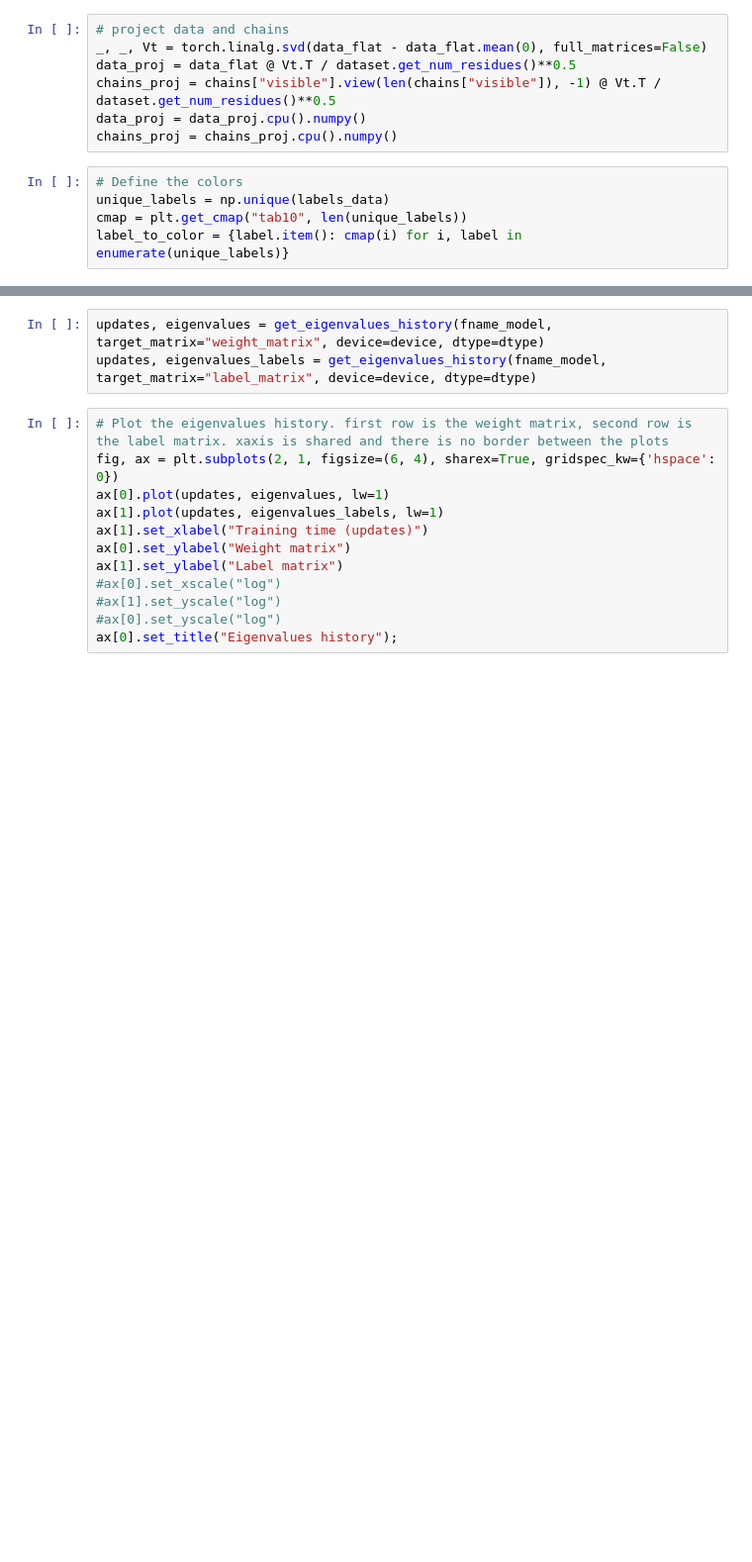
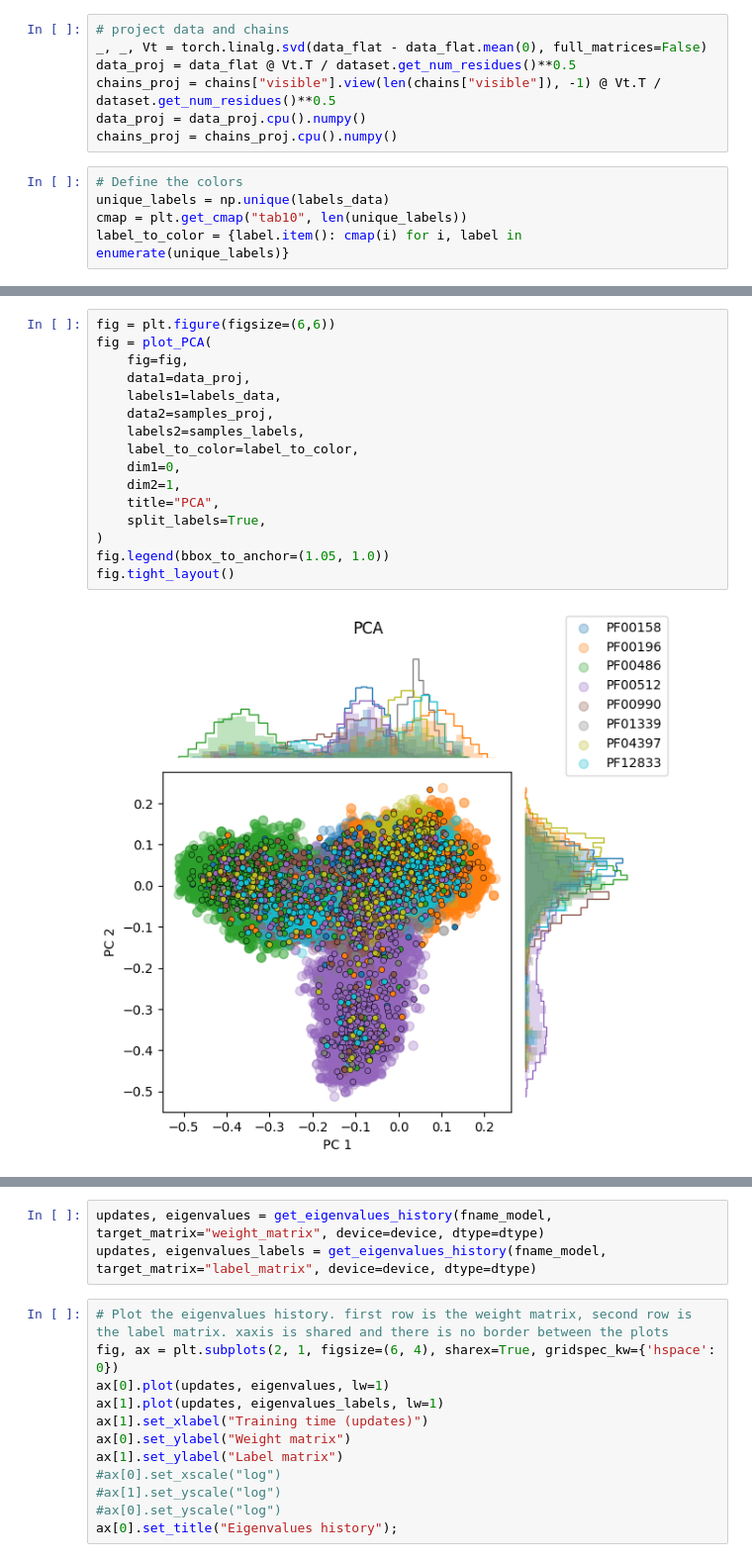
Before and after one commit to rossetl/annaDCA, a Jupyter notebook: develop.ipynb, the cells around one changed output, grey strips where cells are left out. Shown at 99% size. Saved outputs shown, nothing was run; the diff lists cells and outputs as text; blank space fills up the shorter version.

```diff
--- a/develop.ipynb
+++ b/develop.ipynb
@@ -82,0 +100,18 @@ fig = plot_PCA(
+# %%
+fig = plt.figure(figsize=(6,6))
+fig = plot_PCA(
+    fig=fig,
+    data1=data_proj,
+    labels1=labels_data,
+    data2=samples_proj,
+    labels2=samples_labels,
+    label_to_color=label_to_color,
+    dim1=0,
+    dim2=1,
+    title="PCA",
+    split_labels=True,
+)
+fig.legend(bbox_to_anchor=(1.05, 1.0))
+fig.tight_layout()
+# %% [output]
+[figure, added]
```
Also changed, not shown: parts of 16 cells of this notebook, 12 other files.
